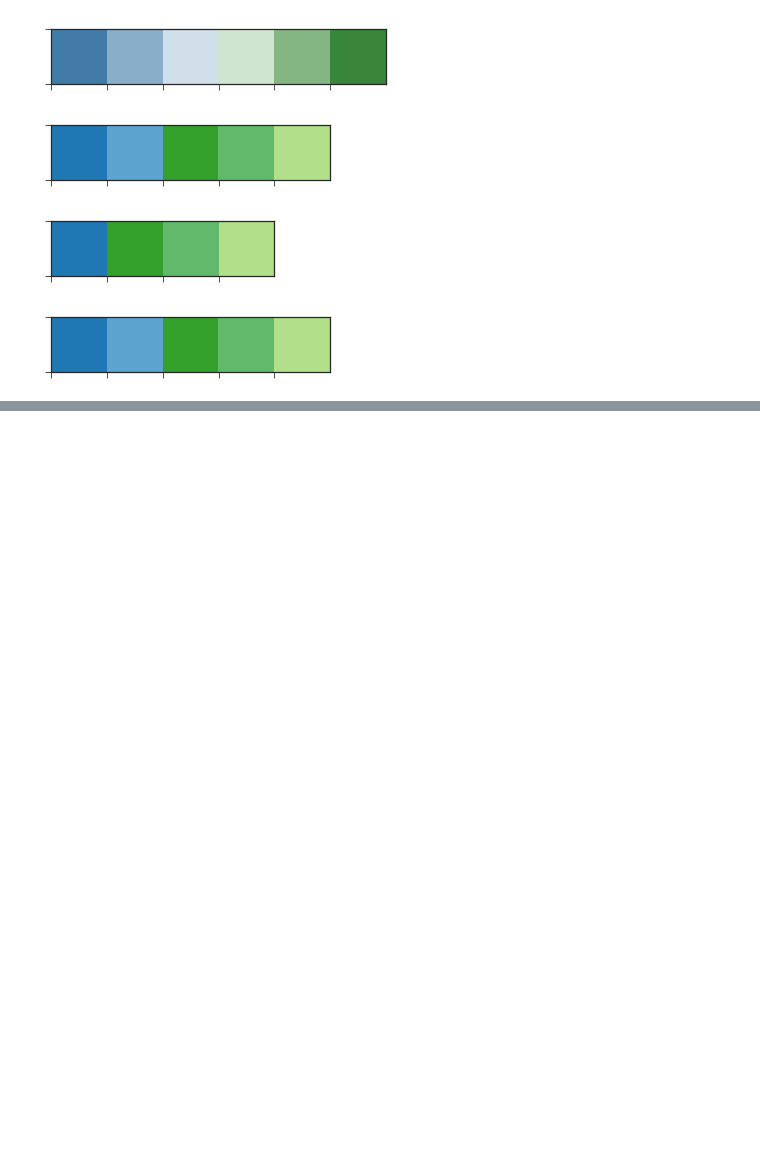
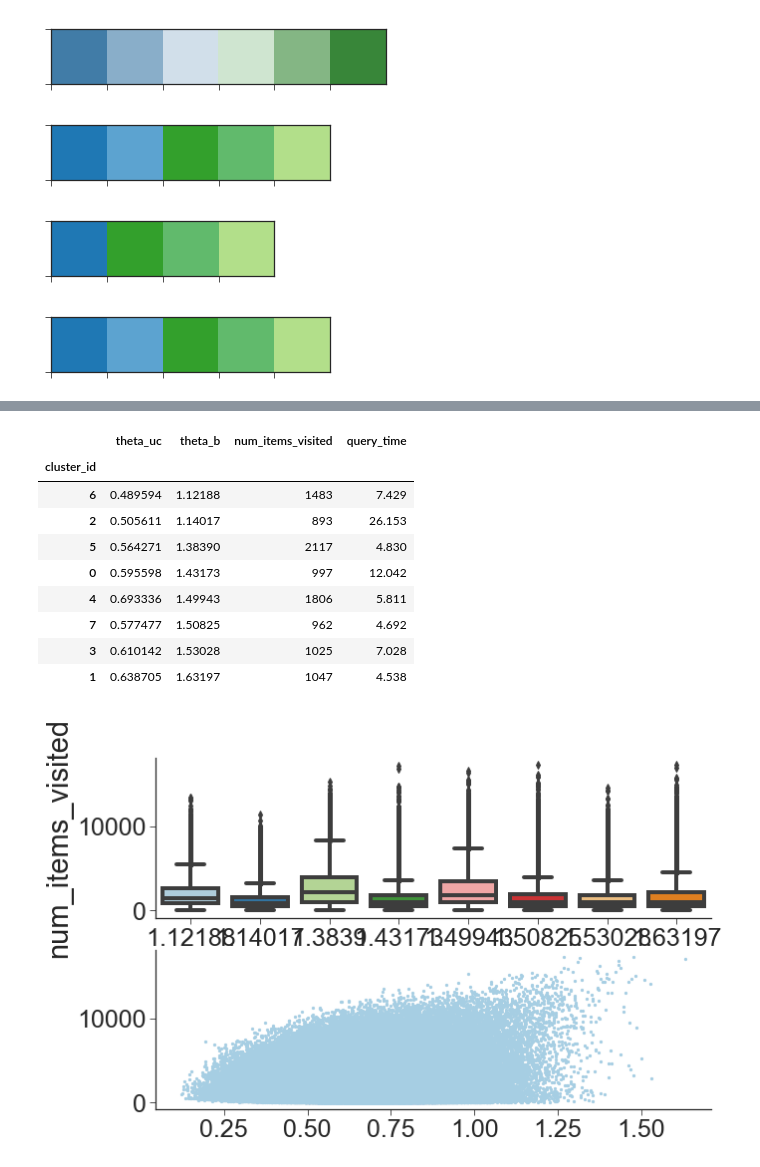
Before and after one commit to stanford-futuredata/optimus-maximus, a Jupyter notebook: plots/simdex-plots.ipynb, the cells around one changed output, grey strips where cells are left out. Cells and saved outputs as stored; diff of their text form; code cells hidden in the pictures; blank space fills up the shorter version.

```diff
--- a/plots/simdex-plots.ipynb
+++ b/plots/simdex-plots.ipynb
@@ -378,0 +385,19 @@ factor_analysis(figsize=(8,3))
+# %%
+df = pd.read_csv('user-stats.csv')
+fig, (ax0, ax1) = plt.subplots(2, 1)
+sns.boxplot(x=df["theta_b"], y=df["num_items_visited"], ax=ax0)
+ax1.scatter(x=df['theta_uc'], y=df['num_items_visited'], s=5)
+sns.despine()
+df.groupby('cluster_id').agg('median').sort_values(by='theta_b')
+# %% [output]
+|  | theta_uc | theta_b | num_items_visited | query_time |
+| cluster_id |  |  |  |  |
+| 6 | 0.489594 | 1.12188 | 1483 | 7.429 |
+| 2 | 0.505611 | 1.14017 | 893 | 26.153 |
+| 5 | 0.564271 | 1.38390 | 2117 | 4.830 |
+| 0 | 0.595598 | 1.43173 | 997 | 12.042 |
+| 4 | 0.693336 | 1.49943 | 1806 | 5.811 |
+| 7 | 0.577477 | 1.50825 | 962 | 4.692 |
+| 3 | 0.610142 | 1.53028 | 1025 | 7.028 |
+| 1 | 0.638705 | 1.63197 | 1047 | 4.538 |
+[figure, added]
```
Also changed, not shown: parts of 9 cells of this notebook, 3 other files.
